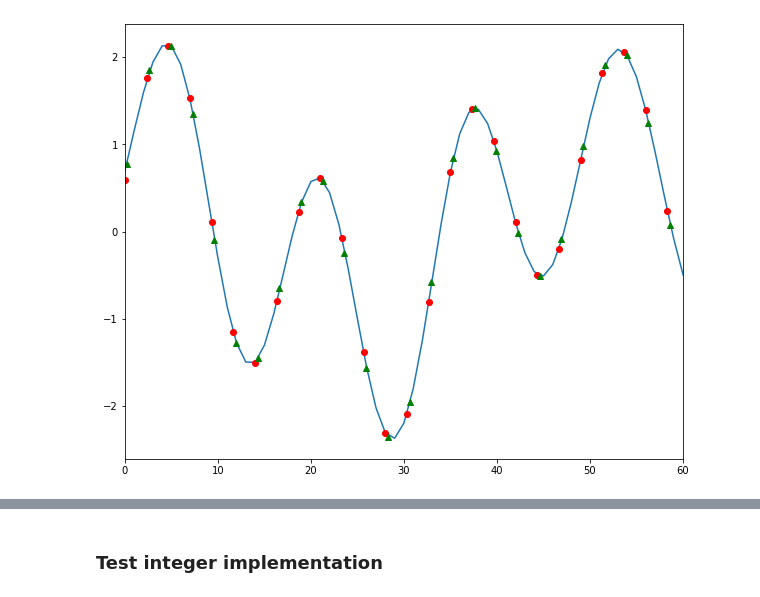
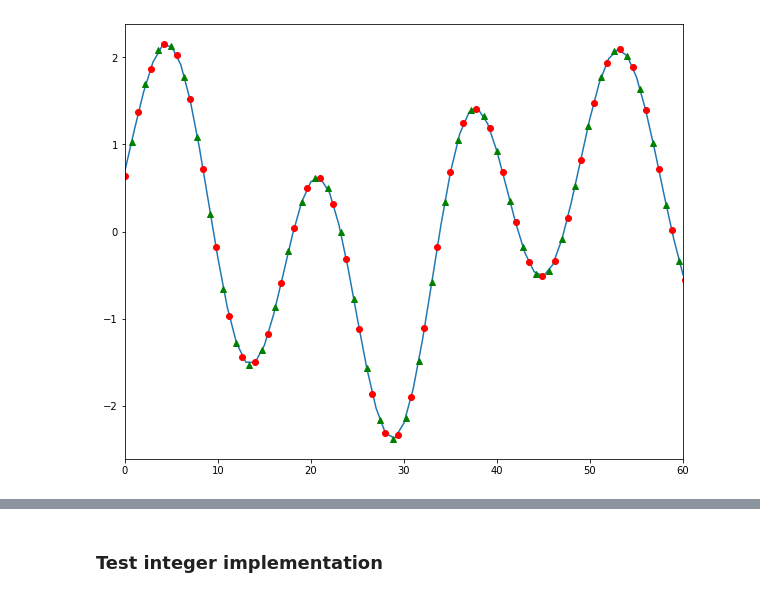
Before and after one commit to Hypotalamus/myBFSK, a Jupyter notebook: Resampler_dev.ipynb, the cells around one changed output, grey strips where cells are left out. Cells and saved outputs as stored; diff of their text form; code cells hidden in the pictures.

```diff
--- a/Resampler_dev.ipynb
+++ b/Resampler_dev.ipynb
@@ -5,5 +7,5 @@ import matplotlib.pyplot as plt
 # %%
-P = 3
+P = 5
 Q = 7
 resampl = P/Q
 N = 4096
@@ -187,13 +55,13 @@ print(len(sigRes))
 # %%
 plt.subplots(figsize=(10, 8))
 plt.plot(sig);
 plt.plot(xRes, sigResRef, 'ro');
-delayTrial = 3.3 # ???
-delay = resampl*(taps//2) + delayTrial
-plt.plot(xRes - delay, sigRes[1:], 'g^');
+delayTrial = 1.9 # ???
+delay_ = resampl*(taps//2) + delayTrial
+plt.plot(xRes - delay_, sigRes[1:], 'g^');
 plt.xlim(0, 60);
 # %% [output]
-[figure, old version]
+[figure, new version]
 # %%
 freqs = np.fft.fftshift( np.fft.fftfreq(len(sigResRef)) )
 specRef = np.fft.fftshift( np.abs(np.fft.fft(sigResRef))**2 )
```
Also changed, not shown: parts of 13 cells of this notebook, 3 other files.
